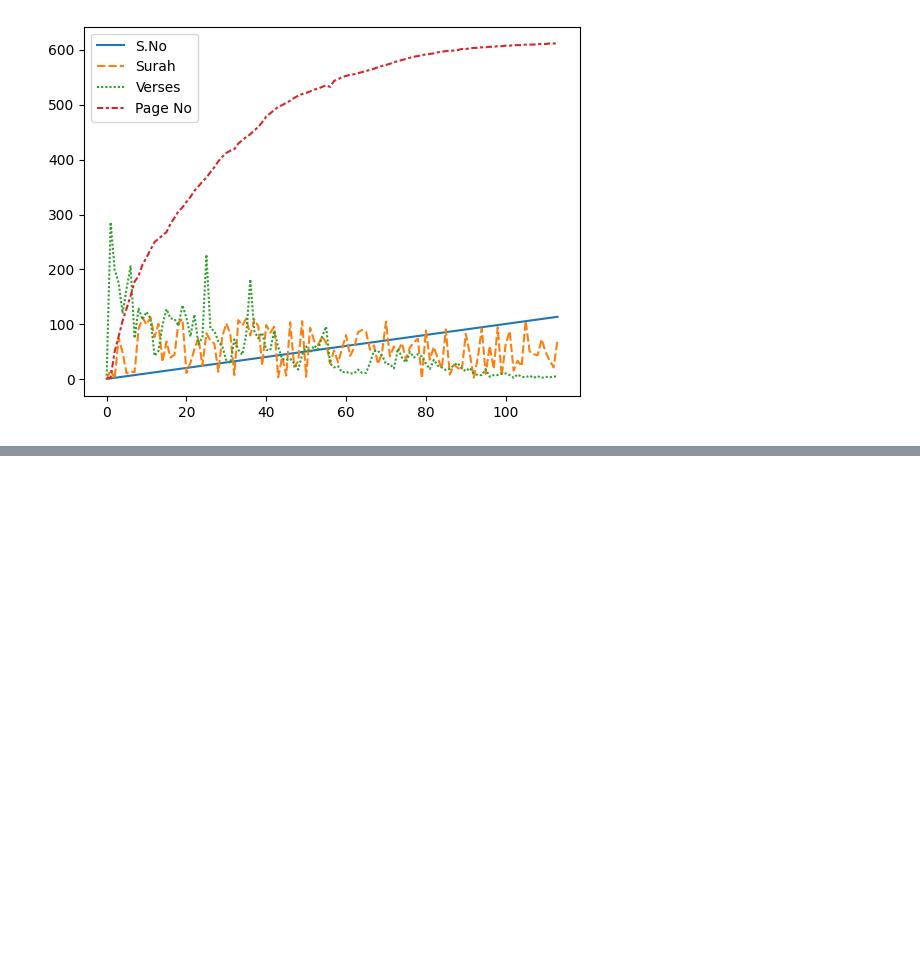
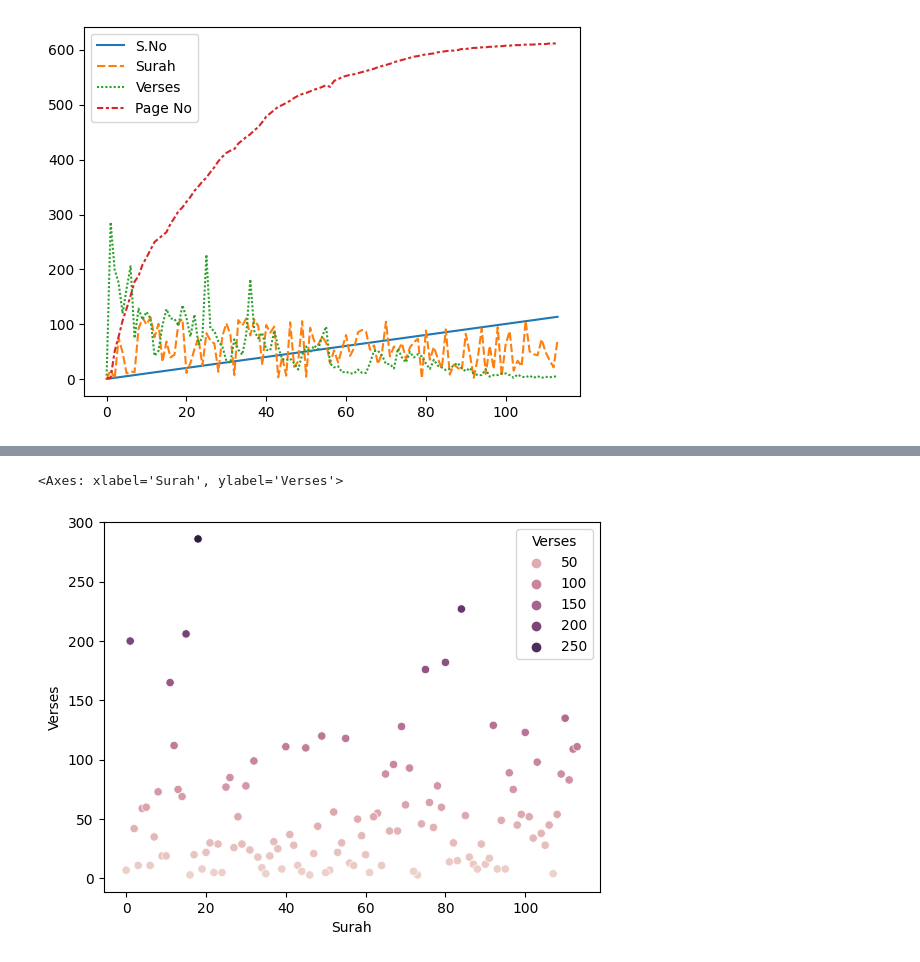
Before and after one commit to MeSamiulIslam/Msc, a Jupyter notebook: quran.ipynb, the cells around one changed output, grey strips where cells are left out. Saved outputs shown, nothing was run; the diff lists cells and outputs as text; code cells hidden in the pictures; blank space fills up the shorter version.

```diff
--- a/quran.ipynb
+++ b/quran.ipynb
@@ -148,0 +222,5 @@ sns.lineplot(data=df1)
+# %%
+sns.scatterplot(x=df1.Surah, y=df1.Verses, hue=df1['Verses'])
+# %% [output]
+<Axes: xlabel='Surah', ylabel='Verses'>
+[figure, added]
```
Also changed, not shown: parts of 8 cells of this notebook.
